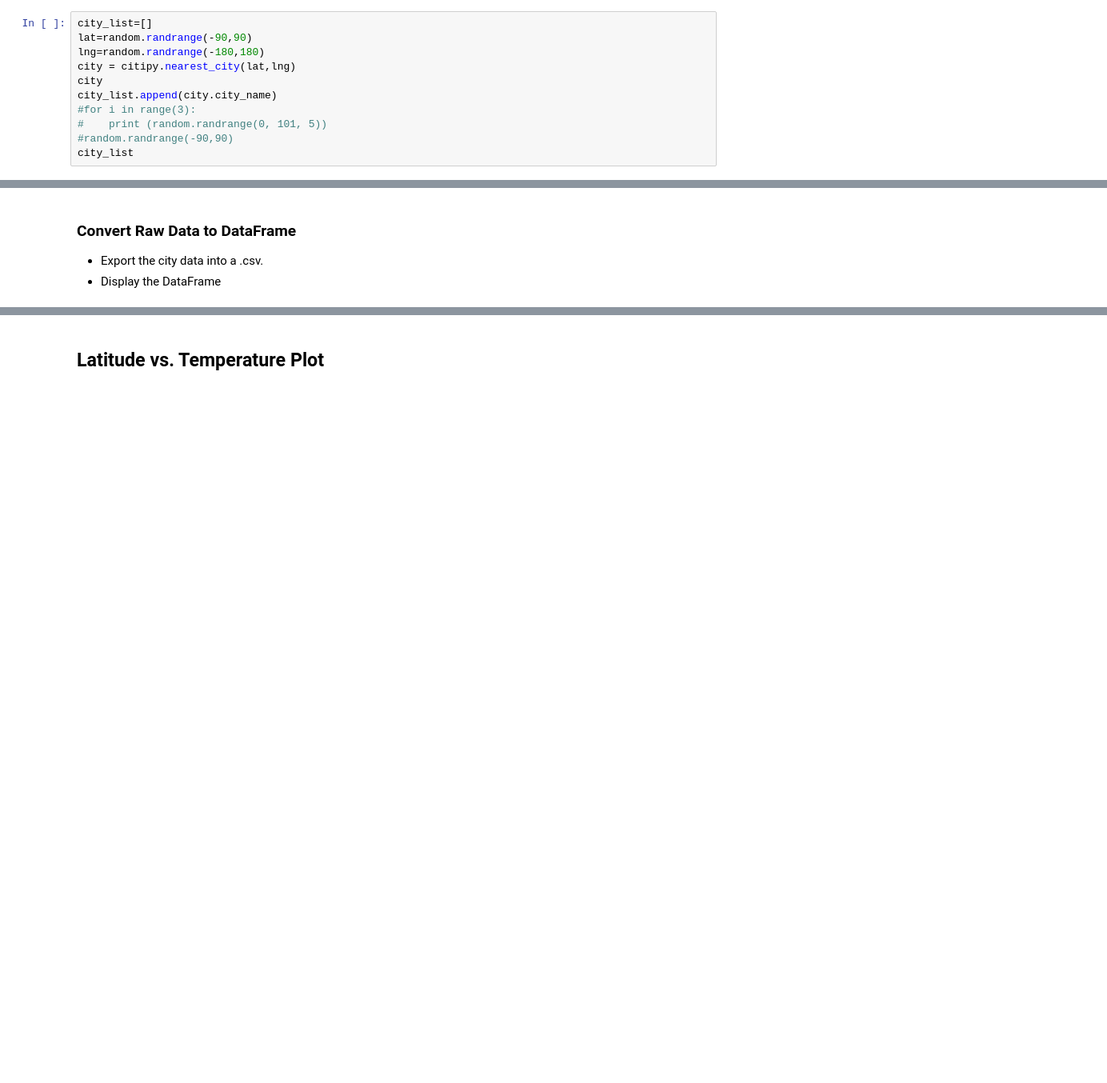
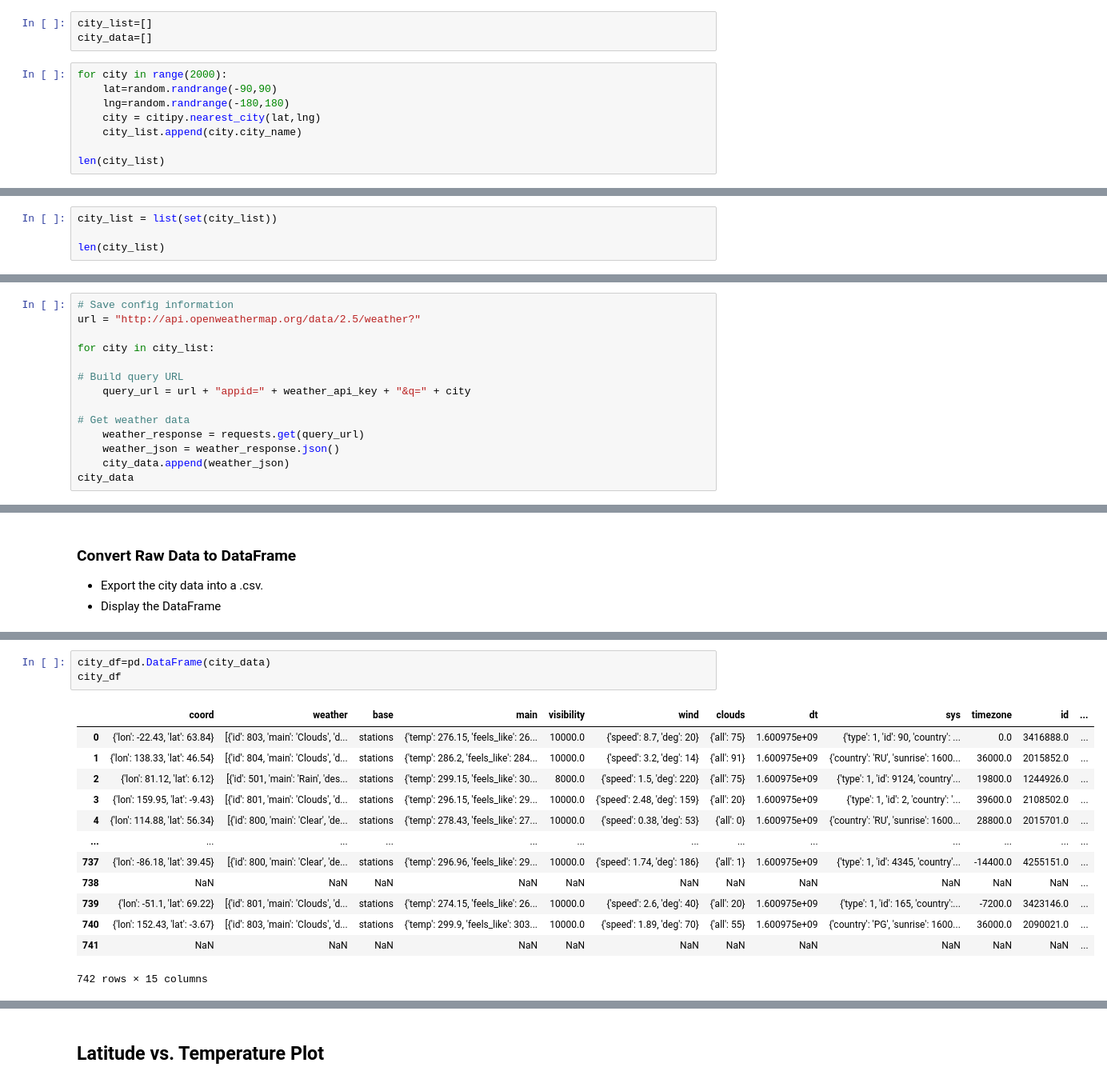
Before and after one commit to brettonmaybee/python-api-challenge, a Jupyter notebook: WeatherPy/WeatherPy.ipynb, the cells around one changed output, grey strips where cells are left out. Shown at 80% size. Cells and saved outputs as stored; diff of their text form; blank space fills up the shorter version.

```diff
--- a/WeatherPy/WeatherPy.ipynb
+++ b/WeatherPy/WeatherPy.ipynb
@@ -12,15 +13,15 @@ from api_keys import weather_api_key
 from citipy import citipy
 # %% [markdown]
 ## Generate Cities List
+# %%
+city_list=[]
+city_data=[]
 # %%
-city_list=[]
-lat=random.randrange(-90,90)
-lng=random.randrange(-180,180)
-city = citipy.nearest_city(lat,lng)
-city
-city_list.append(city.city_name)
-#for i in range(3):
-#    print (random.randrange(0, 101, 5))
-#random.randrange(-90,90)
-city_list
+for city in range(2000):
+    lat=random.randrange(-90,90)
+    lng=random.randrange(-180,180)
+    city = citipy.nearest_city(lat,lng)
+    city_list.append(city.city_name)
+
+len(city_list)
 # %% [output]
@@ -27,0 +29,4 @@ city_list
+# %%
+city_list = list(set(city_list))
+
+len(city_list)
@@ -35,0 +39,14 @@ TypeError: 'module' object is not callable
+# %%
+# Save config information
+url = "http://api.openweathermap.org/data/2.5/weather?"
+
+for city in city_list:
+
+# Build query URL
+    query_url = url + "appid=" + weather_api_key + "&q=" + city
+
+# Get weather data
+    weather_response = requests.get(query_url)
+    weather_json = weather_response.json()
+    city_data.append(weather_json)
+city_data
@@ -59,3 +75,20 @@ TypeError: 'module' object is not callable
+# %%
+city_df=pd.DataFrame(city_data)
+city_df
+# %% [output]
+|  | coord | weather | base | main | visibility | wind | clouds | dt | sys | timezone | id | ... |
+| 0 | {'lon': -22.43, 'lat': 63.84} | [{'id': 803, 'main': 'Clouds', 'd... | stations | {'temp': 276.15, 'feels_like': 26... | 10000.0 | {'speed': 8.7, 'deg': 20} | {'all': 75} | 1.600975e+09 | {'type': 1, 'id': 90, 'country': ... | 0.0 | 3416888.0 | ... |
+| 1 | {'lon': 138.33, 'lat': 46.54} | [{'id': 804, 'main': 'Clouds', 'd... | stations | {'temp': 286.2, 'feels_like': 284... | 10000.0 | {'speed': 3.2, 'deg': 14} | {'all': 91} | 1.600975e+09 | {'country': 'RU', 'sunrise': 1600... | 36000.0 | 2015852.0 | ... |
+| 2 | {'lon': 81.12, 'lat': 6.12} | [{'id': 501, 'main': 'Rain', 'des... | stations | {'temp': 299.15, 'feels_like': 30... | 8000.0 | {'speed': 1.5, 'deg': 220} | {'all': 75} | 1.600975e+09 | {'type': 1, 'id': 9124, 'country'... | 19800.0 | 1244926.0 | ... |
+| 3 | {'lon': 159.95, 'lat': -9.43} | [{'id': 801, 'main': 'Clouds', 'd... | stations | {'temp': 296.15, 'feels_like': 29... | 10000.0 | {'speed': 2.48, 'deg': 159} | {'all': 20} | 1.600975e+09 | {'type': 1, 'id': 2, 'country': '... | 39600.0 | 2108502.0 | ... |
+| 4 | {'lon': 114.88, 'lat': 56.34} | [{'id': 800, 'main': 'Clear', 'de... | stations | {'temp': 278.43, 'feels_like': 27... | 10000.0 | {'speed': 0.38, 'deg': 53} | {'all': 0} | 1.600975e+09 | {'country': 'RU', 'sunrise': 1600... | 28800.0 | 2015701.0 | ... |
+| ... | ... | ... | ... | ... | ... | ... | ... | ... | ... | ... | ... | ... |
+| 737 | {'lon': -86.18, 'lat': 39.45} | [{'id': 800, 'main': 'Clear', 'de... | stations | {'temp': 296.96, 'feels_like': 29... | 10000.0 | {'speed': 1.74, 'deg': 186} | {'all': 1} | 1.600975e+09 | {'type': 1, 'id': 4345, 'country'... | -14400.0 | 4255151.0 | ... |
+| 738 | NaN | NaN | NaN | NaN | NaN | NaN | NaN | NaN | NaN | NaN | NaN | ... |
+| 739 | {'lon': -51.1, 'lat': 69.22} | [{'id': 801, 'main': 'Clouds', 'd... | stations | {'temp': 274.15, 'feels_like': 26... | 10000.0 | {'speed': 2.6, 'deg': 40} | {'all': 20} | 1.600975e+09 | {'type': 1, 'id': 165, 'country':... | -7200.0 | 3423146.0 | ... |
+| 740 | {'lon': 152.43, 'lat': -3.67} | [{'id': 803, 'main': 'Clouds', 'd... | stations | {'temp': 299.9, 'feels_like': 303... | 10000.0 | {'speed': 1.89, 'deg': 70} | {'all': 55} | 1.600975e+09 | {'country': 'PG', 'sunrise': 1600... | 36000.0 | 2090021.0 | ... |
+| 741 | NaN | NaN | NaN | NaN | NaN | NaN | NaN | NaN | NaN | NaN | NaN | ... |
+742 rows × 15 columns
 # %% [markdown]
 ## Inspect the data and remove the cities where the humidity > 100%.
 ----
```
Also changed, not shown: parts of 22 cells of this notebook.
